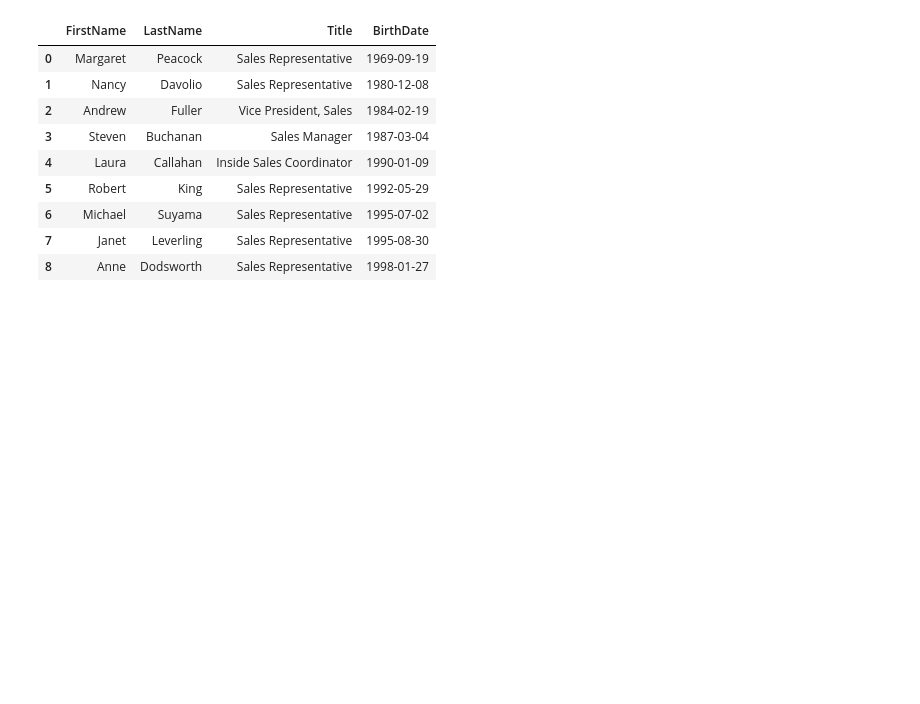
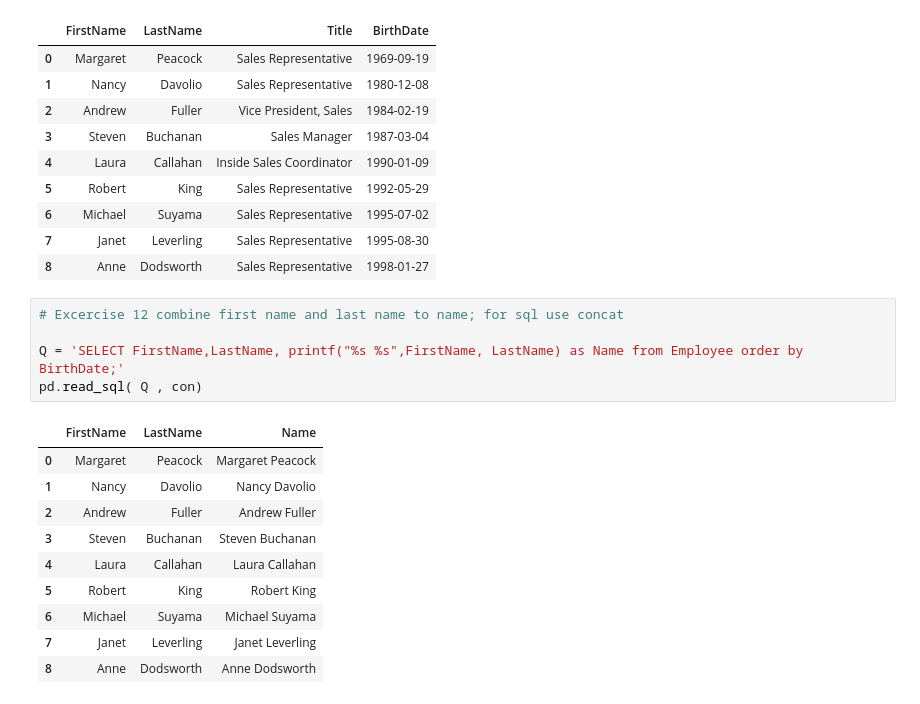
Before and after one commit to Satyabratam945/sqlproblems, a Jupyter notebook: SQL Practice.ipynb, the cells around one changed output. Cells and saved outputs as stored; diff of their text form; blank space fills up the shorter version.

```diff
--- a/SQL Practice.ipynb
+++ b/SQL Practice.ipynb
@@ -160,3 +160,19 @@ pd.read_sql( Q , con)
 | 6 | Michael | Suyama | Sales Representative | 1995-07-02 |
 | 7 | Janet | Leverling | Sales Representative | 1995-08-30 |
 | 8 | Anne | Dodsworth | Sales Representative | 1998-01-27 |
+# %%
+# Excercise 12 combine first name and last name to name; for sql use concat
+
+Q = 'SELECT FirstName,LastName, printf("%s %s",FirstName, LastName) as Name from Employee order by BirthDate;'
+pd.read_sql( Q , con)
+# %% [output]
+|  | FirstName | LastName | Name |
+| 0 | Margaret | Peacock | Margaret Peacock |
+| 1 | Nancy | Davolio | Nancy Davolio |
+| 2 | Andrew | Fuller | Andrew Fuller |
+| 3 | Steven | Buchanan | Steven Buchanan |
+| 4 | Laura | Callahan | Laura Callahan |
+| 5 | Robert | King | Robert King |
+| 6 | Michael | Suyama | Michael Suyama |
+| 7 | Janet | Leverling | Janet Leverling |
+| 8 | Anne | Dodsworth | Anne Dodsworth |
```
Also changed, not shown: parts of 3 cells of this notebook.
